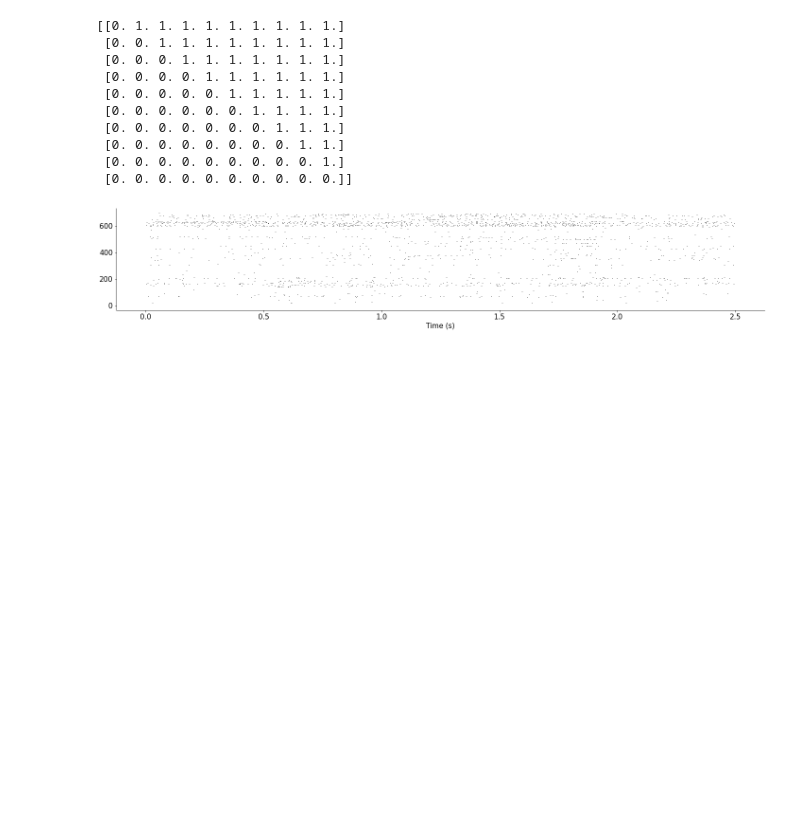
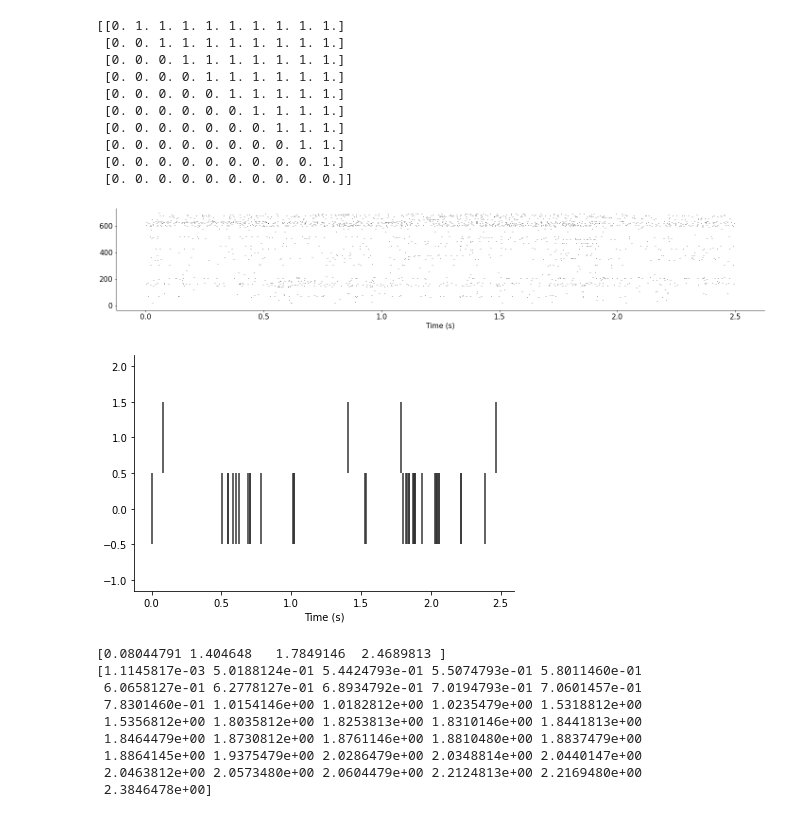
Before and after one commit to ugurcancakal/spike_jitter_analysis, a Jupyter notebook: spike_jitter.ipynb, the cells around one changed output. Cells and saved outputs as stored; diff of their text form; code cells hidden in the pictures; blank space fills up the shorter version.

```diff
--- a/spike_jitter.ipynb
+++ b/spike_jitter.ipynb
@@ -222,3 +281,28 @@ neuron_idx = np.arange(0, len(dat_ST['ss'][:,50]), 1)
 raster_plot(dat_ST['ss'][:,50], neuron_idx)
 # %% [output]
 [figure]
+# %%
+# @title Spike Count
+reference = dat_ST['ss'][87,50]
+target = dat_ST['ss'][145,50]
+synch_width = 500 # in msec
+
+# For visual investigation
+neuron_idx = [145,87]
+raster_plot(dat_ST['ss'][:,50], neuron_idx)
+print(reference)
+print(target)
+# ---------------------------------------
+
+spike_count(reference, target, synch_width)
+# %% [output]
+[figure, added]
+[0.08044791 1.404648   1.7849146  2.4689813 ]
+[1.1145817e-03 5.0188124e-01 5.4424793e-01 5.5074793e-01 5.8011460e-01
+ 6.0658127e-01 6.2778127e-01 6.8934792e-01 7.0194793e-01 7.0601457e-01
+ 7.8301460e-01 1.0154146e+00 1.0182812e+00 1.0235479e+00 1.5318812e+00
+ 1.5356812e+00 1.8035812e+00 1.8253813e+00 1.8310146e+00 1.8441813e+00
+ 1.8464479e+00 1.8730812e+00 1.8761146e+00 1.8810480e+00 1.8837479e+00
+ 1.8864145e+00 1.9375479e+00 2.0286479e+00 2.0348814e+00 2.0440147e+00
+ 2.0463812e+00 2.0573480e+00 2.0604479e+00 2.2124813e+00 2.2169480e+00
+ 2.3846478e+00]
```
Also changed, not shown: parts of 1 cell of this notebook.
